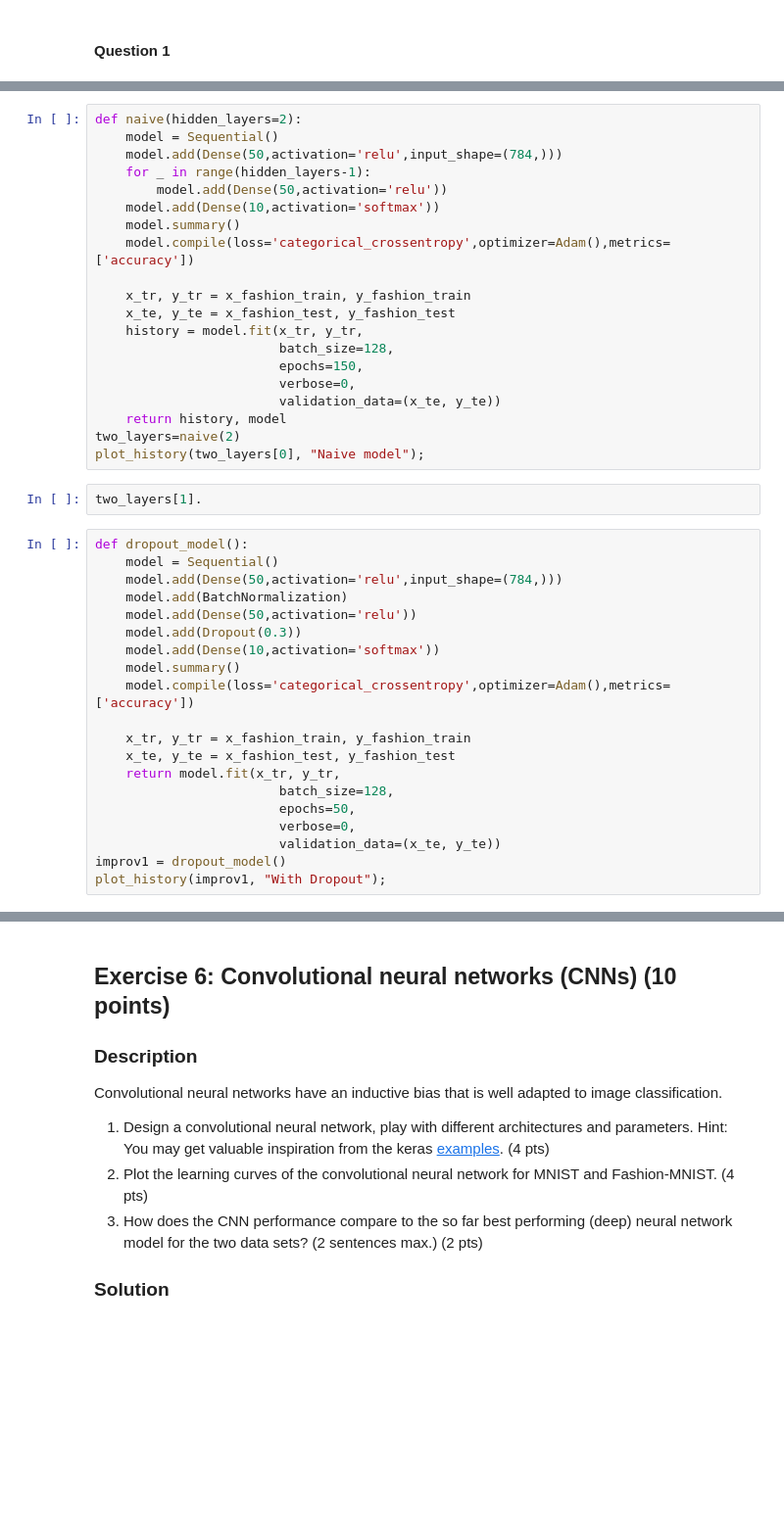
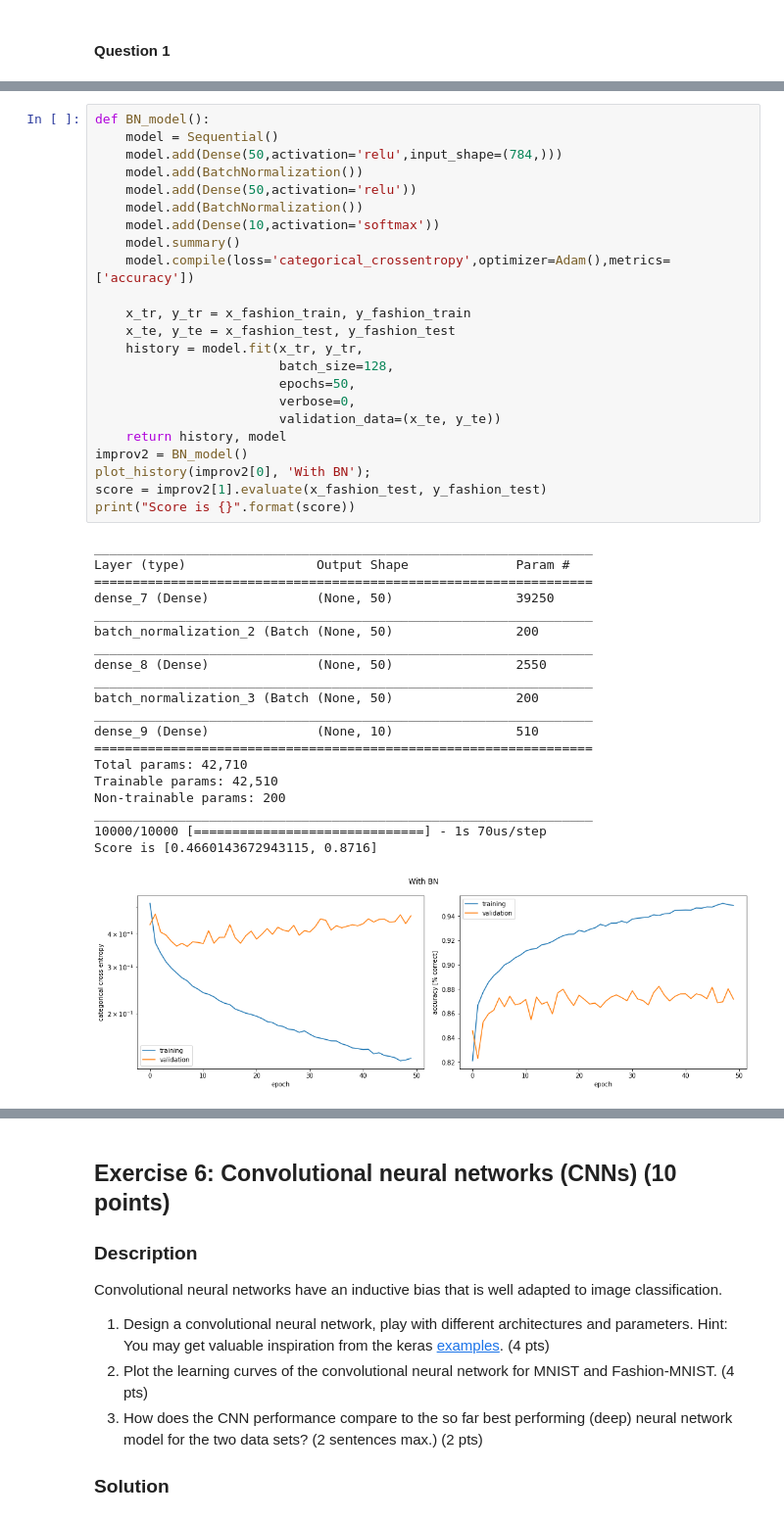
Before and after one commit to Battleman/ANN, a Jupyter notebook: miniproject1.ipynb, the cells around one changed output, grey strips where cells are left out. Shown at 98% size. Drawn from its saved outputs; the diff is of its cells as text; blank space fills up the shorter version.

```diff
--- a/miniproject1.ipynb
+++ b/miniproject1.ipynb
@@ -505,42 +689,44 @@ Adding hidden layers to a deep network does not necessarily lead to a straight-f
 # %%
-def naive(hidden_layers=2):
+def BN_model():
     model = Sequential()
     model.add(Dense(50,activation='relu',input_shape=(784,)))
-    for _ in range(hidden_layers-1):
-        model.add(Dense(50,activation='relu'))
+    model.add(BatchNormalization())
+    model.add(Dense(50,activation='relu'))
+    model.add(BatchNormalization())
     model.add(Dense(10,activation='softmax'))
     model.summary()
     model.compile(loss='categorical_crossentropy',optimizer=Adam(),metrics=['accuracy'])
 
     x_tr, y_tr = x_fashion_train, y_fashion_train
     x_te, y_te = x_fashion_test, y_fashion_test
     history = model.fit(x_tr, y_tr,
                         batch_size=128,
-                        epochs=150,
+                        epochs=50,
                         verbose=0,
                         validation_data=(x_te, y_te))
     return history, model
-two_layers=naive(2)
-plot_history(two_layers[0], "Naive model");
+improv2 = BN_model()
+plot_history(improv2[0], 'With BN');
+score = improv2[1].evaluate(x_fashion_test, y_fashion_test)
+print("Score is {}".format(score))
+# %% [output]
+_________________________________________________________________
+Layer (type)                 Output Shape              Param #
+=================================================================
+dense_7 (Dense)              (None, 50)                39250
+_________________________________________________________________
+batch_normalization_2 (Batch (None, 50)                200
+_________________________________________________________________
+dense_8 (Dense)              (None, 50)                2550
+_________________________________________________________________
+batch_normalization_3 (Batch (None, 50)                200
+_________________________________________________________________
+dense_9 (Dense)              (None, 10)                510
+=================================================================
+Total params: 42,710
+Trainable params: 42,510
+Non-trainable params: 200
+_________________________________________________________________
+10000/10000 [==============================] - 1s 70us/step
+Score is [0.4660143672943115, 0.8716]
+[figure, added]
-# %%
-two_layers[1].
-# %%
-def dropout_model():
-    model = Sequential()
-    model.add(Dense(50,activation='relu',input_shape=(784,)))
-    model.add(BatchNormalization)
-    model.add(Dense(50,activation='relu'))
-    model.add(Dropout(0.3))
-    model.add(Dense(10,activation='softmax'))
-    model.summary()
-    model.compile(loss='categorical_crossentropy',optimizer=Adam(),metrics=['accuracy'])
-
-    x_tr, y_tr = x_fashion_train, y_fashion_train
-    x_te, y_te = x_fashion_test, y_fashion_test
-    return model.fit(x_tr, y_tr,
-                        batch_size=128,
-                        epochs=50,
-                        verbose=0,
-                        validation_data=(x_te, y_te))
-improv1 = dropout_model()
-plot_history(improv1, "With Dropout");
```
Also changed, not shown: parts of 28 cells of this notebook.
